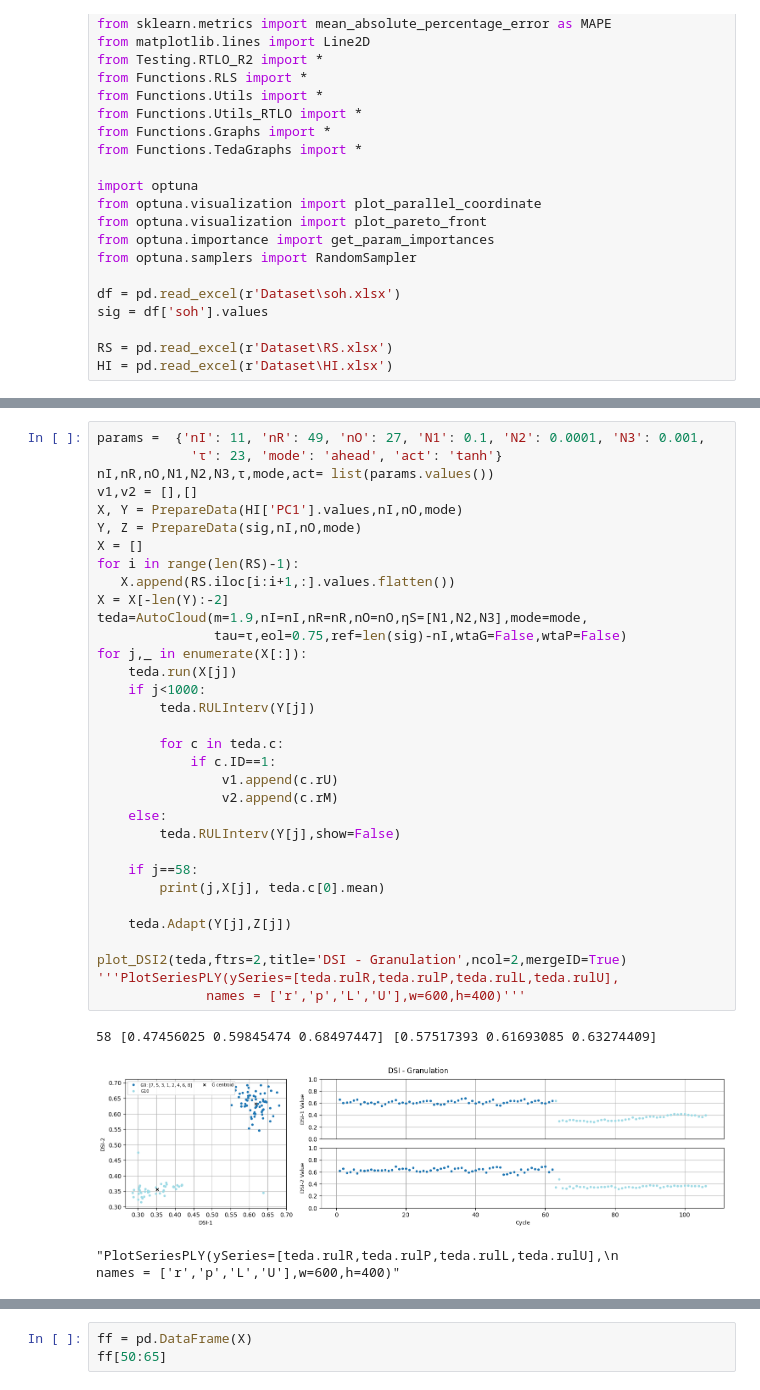
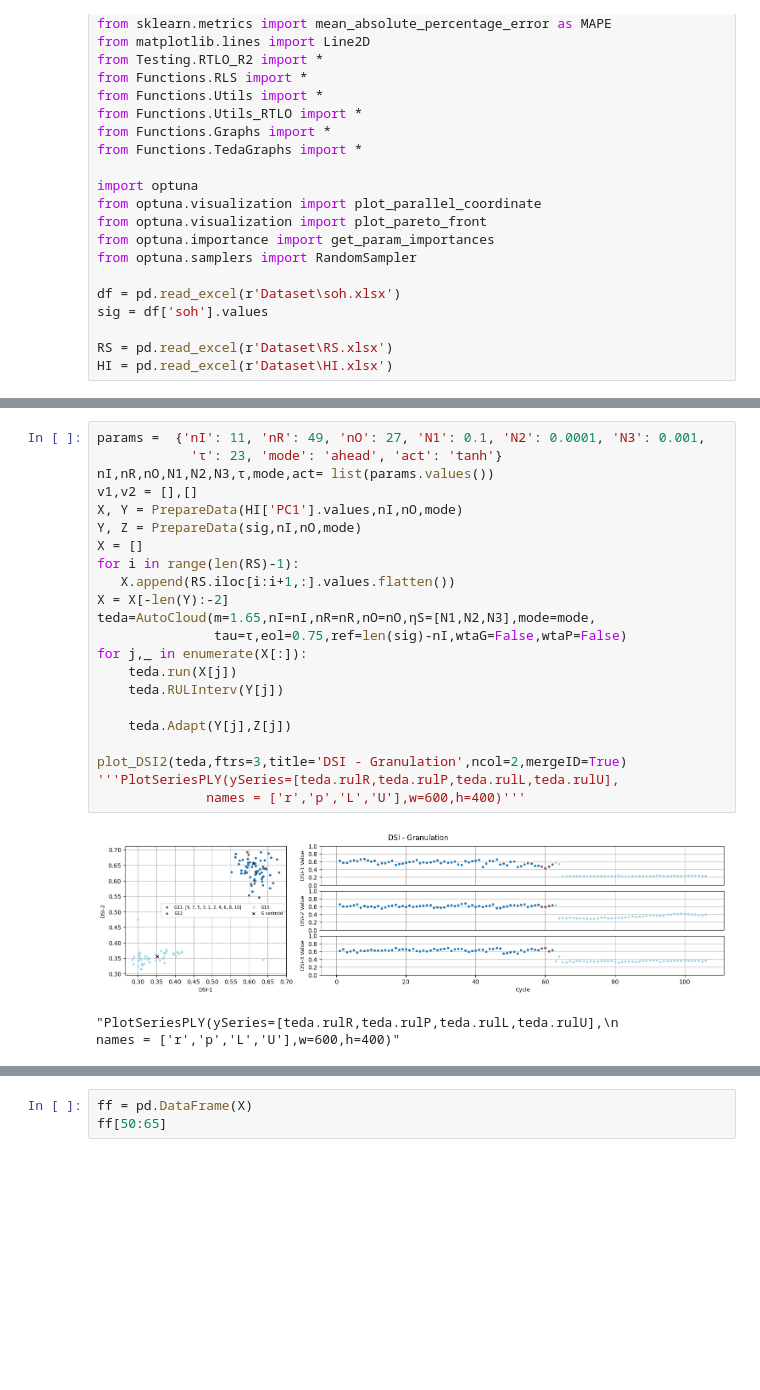
Before and after one commit to cduartes0203/Batteries_Prognostics, a Jupyter notebook: test_AutoCloudPred_R00.ipynb, the cells around one changed output, grey strips where cells are left out. Saved outputs shown, nothing was run; the diff lists cells and outputs as text; blank space fills up the shorter version.

```diff
--- a/test_AutoCloudPred_R00.ipynb
+++ b/test_AutoCloudPred_R00.ipynb
@@ -475,37 +447,25 @@ class AutoCloud:
 # %%
 params =  {'nI': 11, 'nR': 49, 'nO': 27, 'N1': 0.1, 'N2': 0.0001, 'N3': 0.001,
             'τ': 23, 'mode': 'ahead', 'act': 'tanh'}
 nI,nR,nO,N1,N2,N3,τ,mode,act= list(params.values())
 v1,v2 = [],[]
 X, Y = PrepareData(HI['PC1'].values,nI,nO,mode)
 Y, Z = PrepareData(sig,nI,nO,mode)
 X = []
 for i in range(len(RS)-1):
    X.append(RS.iloc[i:i+1,:].values.flatten())
 X = X[-len(Y):-2]
-teda=AutoCloud(m=1.9,nI=nI,nR=nR,nO=nO,ηS=[N1,N2,N3],mode=mode,
+teda=AutoCloud(m=1.65,nI=nI,nR=nR,nO=nO,ηS=[N1,N2,N3],mode=mode,
                tau=τ,eol=0.75,ref=len(sig)-nI,wtaG=False,wtaP=False)
 for j,_ in enumerate(X[:]):
     teda.run(X[j])
-    if j<1000:
-        teda.RULInterv(Y[j])
-
-        for c in teda.c:
-            if c.ID==1:
-                v1.append(c.rU)
-                v2.append(c.rM)
-    else:
-        teda.RULInterv(Y[j],show=False)
-
-    if j==58:
-        print(j,X[j], teda.c[0].mean)
+    teda.RULInterv(Y[j])
 
     teda.Adapt(Y[j],Z[j])
 
-plot_DSI2(teda,ftrs=2,title='DSI - Granulation',ncol=2,mergeID=True)
+plot_DSI2(teda,ftrs=3,title='DSI - Granulation',ncol=2,mergeID=True)
 '''PlotSeriesPLY(ySeries=[teda.rulR,teda.rulP,teda.rulL,teda.rulU],
               names = ['r','p','L','U'],w=600,h=400)'''
 # %% [output]
+[figure, new version]
-58 [0.47456025 0.59845474 0.68497447] [0.57517393 0.61693085 0.63274409]
+"PlotSeriesPLY(ySeries=[teda.rulR,teda.rulP,teda.rulL,teda.rulU],\n              names = ['r','p','L','U'],w=600,h=400)"
-[figure, old version]
-"PlotSeriesPLY(ySeries=[teda.rulR,teda.rulP,teda.rulL,teda.rulU],\n              names = ['r','p','L','U'],w=600,h=400)"
```
Also changed, not shown: parts of 6 cells of this notebook, 1 other file.
